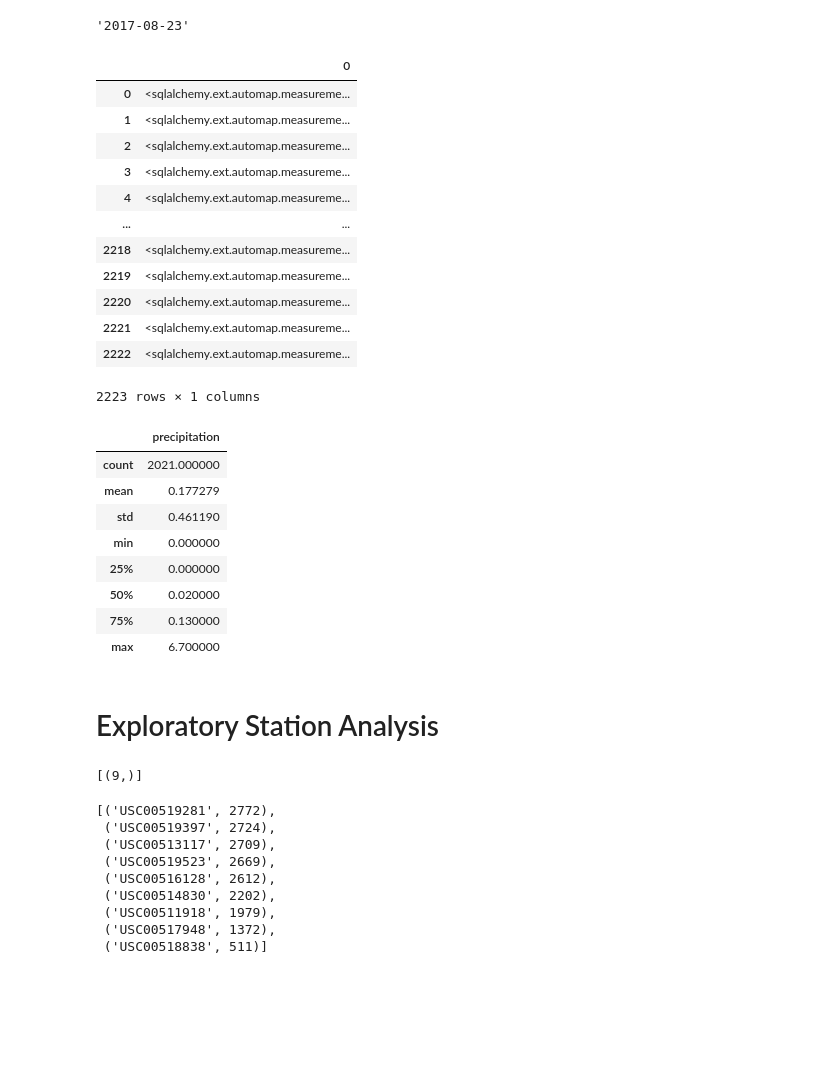
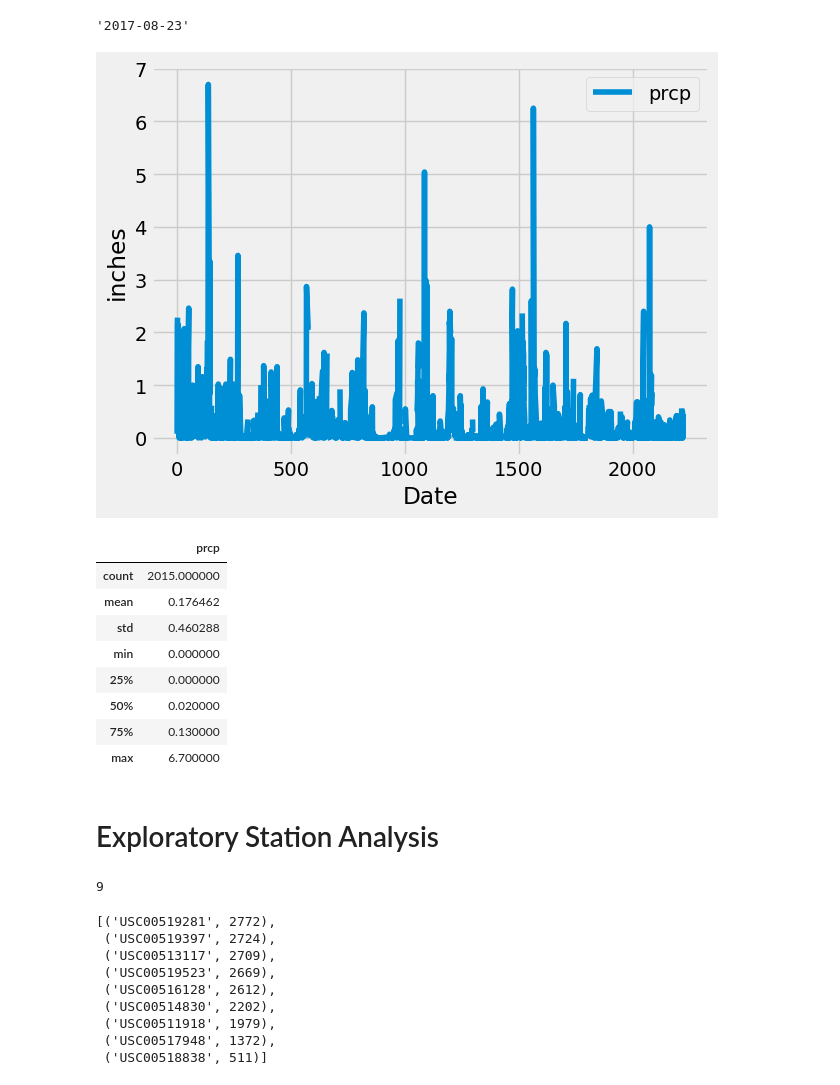
Before and after one commit to rdekker3/sqlalchemy-challenge, a Jupyter notebook: SurfsUp/climate_starter.ipynb, the cells around one changed output. Drawn from its saved outputs; the diff is of its cells as text; code cells hidden in the pictures; blank space fills up the shorter version.

```diff
--- a/SurfsUp/climate_starter.ipynb
+++ b/SurfsUp/climate_starter.ipynb
@@ -47,43 +47,27 @@ most_recent_day
 # Design a query to retrieve the last 12 months of precipitation data and plot the results.
 # Starting from the most recent data point in the database.
 
-lastyear = session.query(measurement).filter(measurement.date.between('2016-08-24', '2017-08-23'))
-
-
-# Calculate the date one year from the last date in data set.
-
-
-# Perform a query to retrieve the data and precipitation scores
-
+lastyear = session.query(measurement.date, measurement.prcp).filter(measurement.date.between('2016-08-24', '2017-08-23')).order_by(measurement.date).all()
 
 # Save the query results as a Pandas DataFrame. Explicitly set the column names
 lastyear_df = pd.DataFrame(lastyear)
 lastyear_df
 # Sort the dataframe by date
-
-
+ascedning_lastyear_df= lastyear_df.sort_values(by='date', ascending = True)
+ascedning_lastyear_df
 # Use Pandas Plotting with Matplotlib to plot the data
+ascedning_lastyear_df.plot()
+plt.show()
 # %% [output]
-|  | 0 |
-| 0 | <sqlalchemy.ext.automap.measureme... |
-| 1 | <sqlalchemy.ext.automap.measureme... |
-| 2 | <sqlalchemy.ext.automap.measureme... |
-| 3 | <sqlalchemy.ext.automap.measureme... |
-| 4 | <sqlalchemy.ext.automap.measureme... |
-| ... | ... |
-| 2218 | <sqlalchemy.ext.automap.measureme... |
-| 2219 | <sqlalchemy.ext.automap.measureme... |
-| 2220 | <sqlalchemy.ext.automap.measureme... |
-| 2221 | <sqlalchemy.ext.automap.measureme... |
-| 2222 | <sqlalchemy.ext.automap.measureme... |
-2223 rows × 1 columns
+[figure, added]
 # %%
 # Use Pandas to calculate the summary statistics for the precipitation data
+lastyear_df.describe()
 # %% [output]
-|  | precipitation |
-| count | 2021.000000 |
-| mean | 0.177279 |
-| std | 0.461190 |
+|  | prcp |
+| count | 2015.000000 |
+| mean | 0.176462 |
+| std | 0.460288 |
 | min | 0.000000 |
 | 25% | 0.000000 |
 | 50% | 0.020000 |
@@ -93,8 +77,10 @@ lastyear_df
 # Exploratory Station Analysis
 # %%
 # Design a query to calculate the total number of stations in the dataset
+station_no = session.query(station.station).count()
+station_no
 # %% [output]
-[(9,)]
+9
 # %%
 # Design a query to find the most active stations (i.e. which stations have the most rows?)
 # List the stations and their counts in descending order.
```
Also changed, not shown: parts of 4 cells of this notebook.
